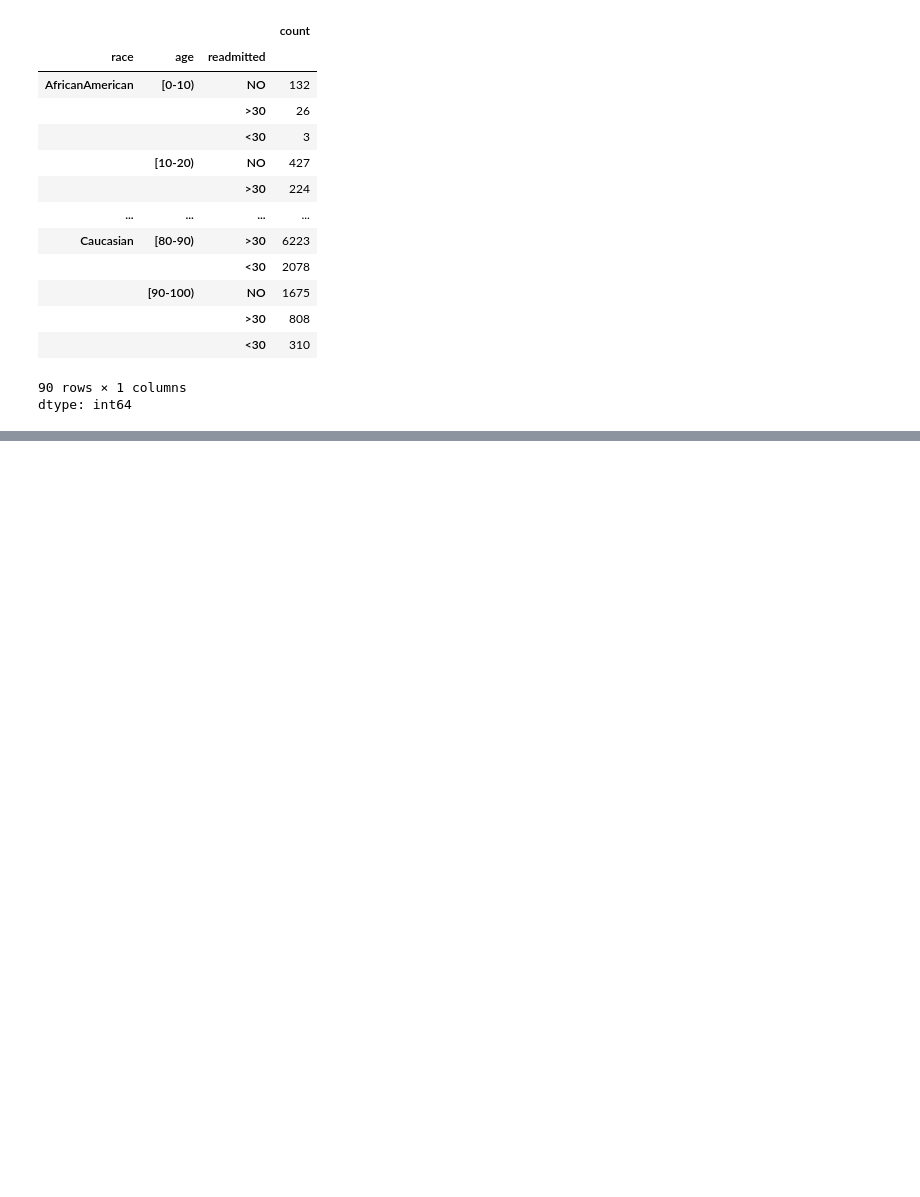
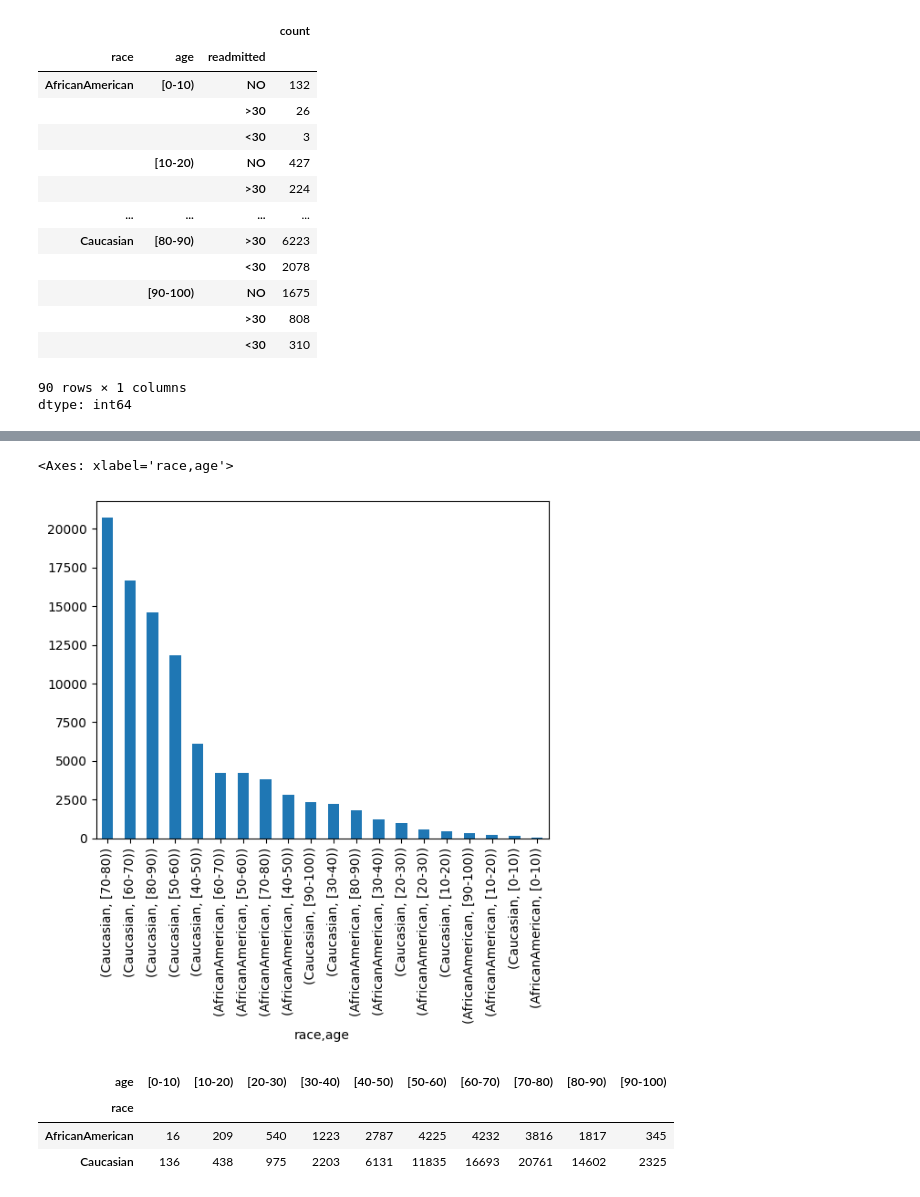
Before and after one commit to dreach329/CUNY_LaGuardia_HF_Analytics_Course, a Jupyter notebook: Python_Project_2_Diabetes.ipynb, the cells around one changed output, grey strips where cells are left out. Cells and saved outputs as stored; diff of their text form; code cells hidden in the pictures; blank space fills up the shorter version.

```diff
--- a/Python_Project_2_Diabetes.ipynb
+++ b/Python_Project_2_Diabetes.ipynb
@@ -136,3 +136,6 @@ display(comparison2)
 |  |  | <30 | 310 |
 90 rows × 1 columns
 dtype: int64
+# %%
+df1=df[df['race'].isin(['AfricanAmerican','Caucasian'])]
+display(df1)
@@ -138,0 +156,13 @@ dtype: int64
+# %%
+df1[['race', 'age']].value_counts().plot(kind='bar')
+# %% [output]
+<Axes: xlabel='race,age'>
+[figure, added]
+# %%
+ct = pd.crosstab(df1['race'], df1['age'])
+display(ct)
+# %% [output]
+| age | [0-10) | [10-20) | [20-30) | [30-40) | [40-50) | [50-60) | [60-70) | [70-80) | [80-90) | [90-100) |
+| race |  |  |  |  |  |  |  |  |  |  |
+| AfricanAmerican | 16 | 209 | 540 | 1223 | 2787 | 4225 | 4232 | 3816 | 1817 | 345 |
+| Caucasian | 136 | 438 | 975 | 2203 | 6131 | 11835 | 16693 | 20761 | 14602 | 2325 |
```
Also changed, not shown: parts of 3 cells of this notebook.
